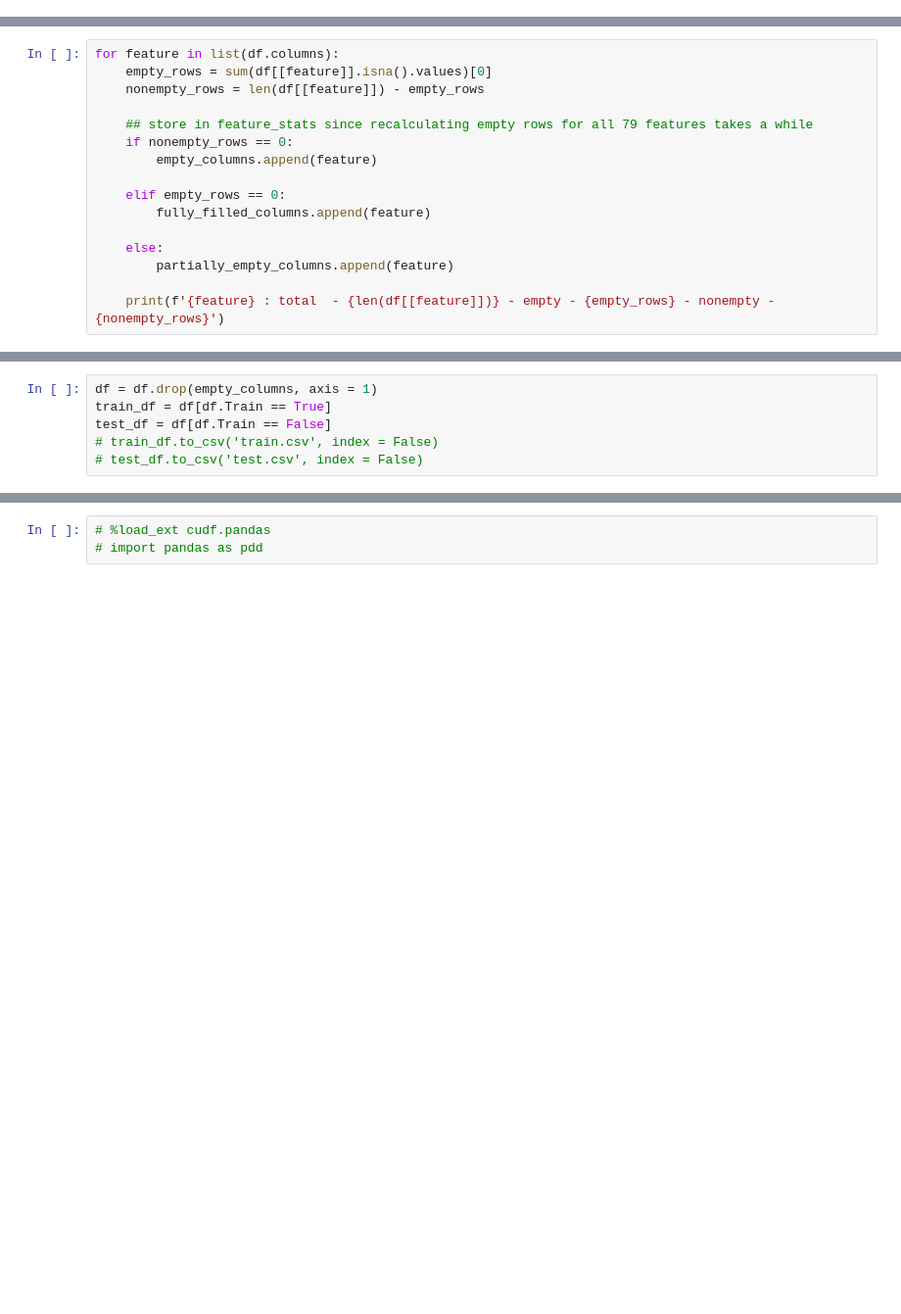
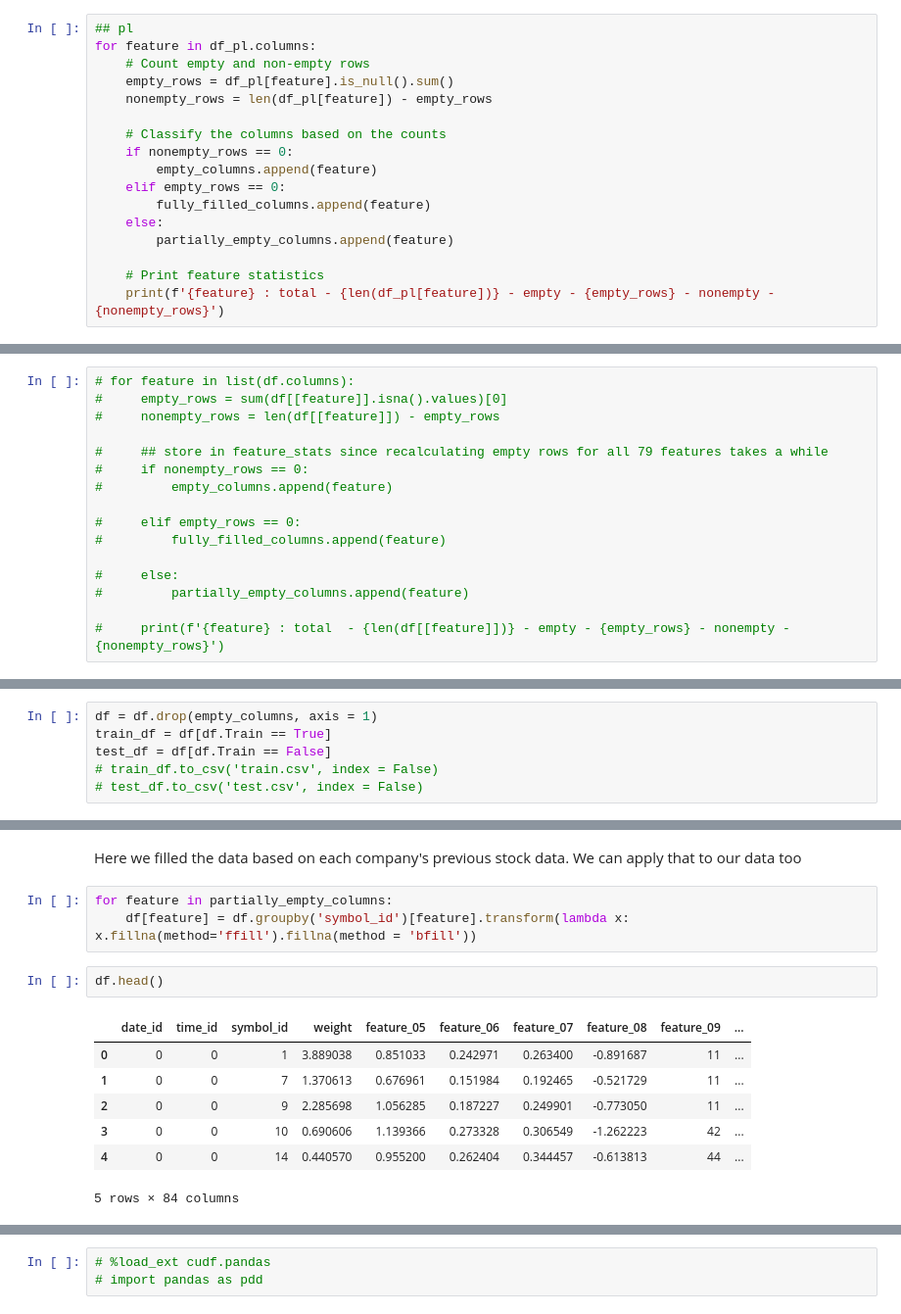
Before and after one commit to nkenny160/ecen-520-final-project, a Jupyter notebook: Jane Street Starter.ipynb, the cells around one changed output, grey strips where cells are left out. Shown: that part at 98% size. Saved outputs shown, nothing was run; the diff lists cells and outputs as text; blank space fills up the shorter version.

```diff
--- a/Jane Street Starter.ipynb
+++ b/Jane Street Starter.ipynb
@@ -84,3 +165,20 @@ df.describe()
 empty_columns = []
 fully_filled_columns = []
 partially_empty_columns = []
+# %%
+## pl
+for feature in df_pl.columns:
+    # Count empty and non-empty rows
+    empty_rows = df_pl[feature].is_null().sum()
+    nonempty_rows = len(df_pl[feature]) - empty_rows
+
+    # Classify the columns based on the counts
+    if nonempty_rows == 0:
+        empty_columns.append(feature)
+    elif empty_rows == 0:
+        fully_filled_columns.append(feature)
+    else:
+        partially_empty_columns.append(feature)
+
+    # Print feature statistics
+    print(f'{feature} : total - {len(df_pl[feature])} - empty - {empty_rows} - nonempty - {nonempty_rows}')
@@ -87,16 +203,16 @@ partially_empty_columns = []
 # %%
-for feature in list(df.columns):
-    empty_rows = sum(df[[feature]].isna().values)[0]
-    nonempty_rows = len(df[[feature]]) - empty_rows
+# for feature in list(df.columns):
+#     empty_rows = sum(df[[feature]].isna().values)[0]
+#     nonempty_rows = len(df[[feature]]) - empty_rows
 
-    ## store in feature_stats since recalculating empty rows for all 79 features takes a while
-    if nonempty_rows == 0:
-        empty_columns.append(feature)
+#     ## store in feature_stats since recalculating empty rows for all 79 features takes a while
+#     if nonempty_rows == 0:
+#         empty_columns.append(feature)
 
-    elif empty_rows == 0:
-        fully_filled_columns.append(feature)
+#     elif empty_rows == 0:
+#         fully_filled_columns.append(feature)
 
-    else:
-        partially_empty_columns.append(feature)
+#     else:
+#         partially_empty_columns.append(feature)
 
-    print(f'{feature} : total  - {len(df[[feature]])} - empty - {empty_rows} - nonempty - {nonempty_rows}')
+#     print(f'{feature} : total  - {len(df[[feature]])} - empty - {empty_rows} - nonempty - {nonempty_rows}')
@@ -249,0 +392,15 @@ test_df = df[df.Train == False]
+# %% [markdown]
+Here we filled the data based on each company's previous stock data. We can apply that to our data too
+# %%
+for feature in partially_empty_columns:
+    df[feature] = df.groupby('symbol_id')[feature].transform(lambda x: x.fillna(method='ffill').fillna(method = 'bfill'))
+# %%
+df.head()
+# %% [output]
+|  | date_id | time_id | symbol_id | weight | feature_05 | feature_06 | feature_07 | feature_08 | feature_09 | ... |
+| 0 | 0 | 0 | 1 | 3.889038 | 0.851033 | 0.242971 | 0.263400 | -0.891687 | 11 | ... |
+| 1 | 0 | 0 | 7 | 1.370613 | 0.676961 | 0.151984 | 0.192465 | -0.521729 | 11 | ... |
+| 2 | 0 | 0 | 9 | 2.285698 | 1.056285 | 0.187227 | 0.249901 | -0.773050 | 11 | ... |
+| 3 | 0 | 0 | 10 | 0.690606 | 1.139366 | 0.273328 | 0.306549 | -1.262223 | 42 | ... |
+| 4 | 0 | 0 | 14 | 0.440570 | 0.955200 | 0.262404 | 0.344457 | -0.613813 | 44 | ... |
+5 rows × 84 columns
```
Also changed, not shown: parts of 11 cells of this notebook.
